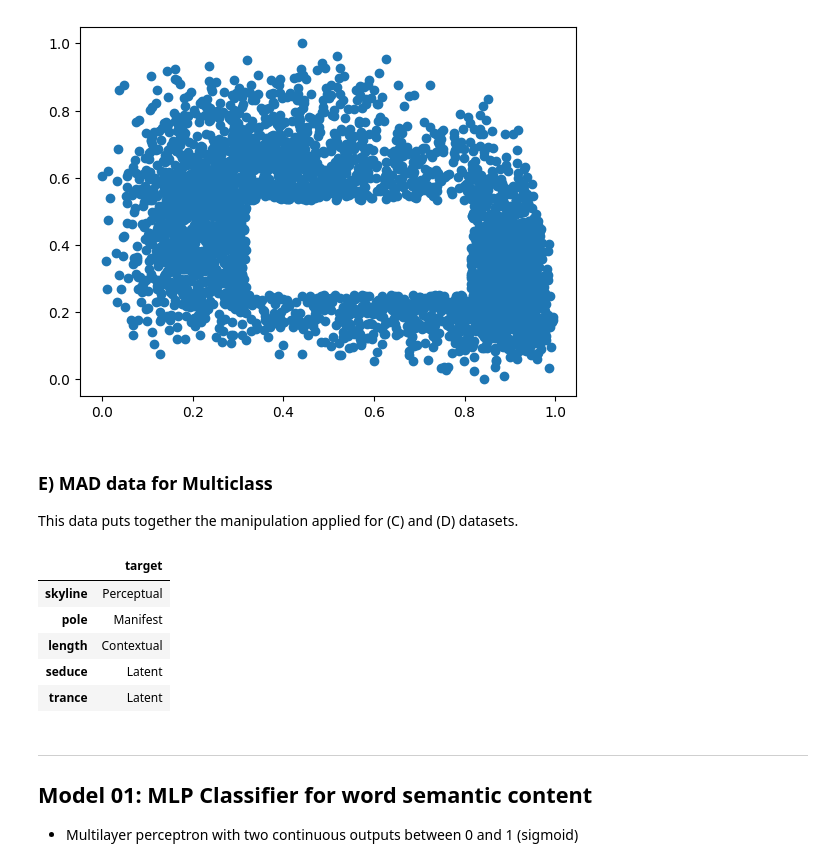
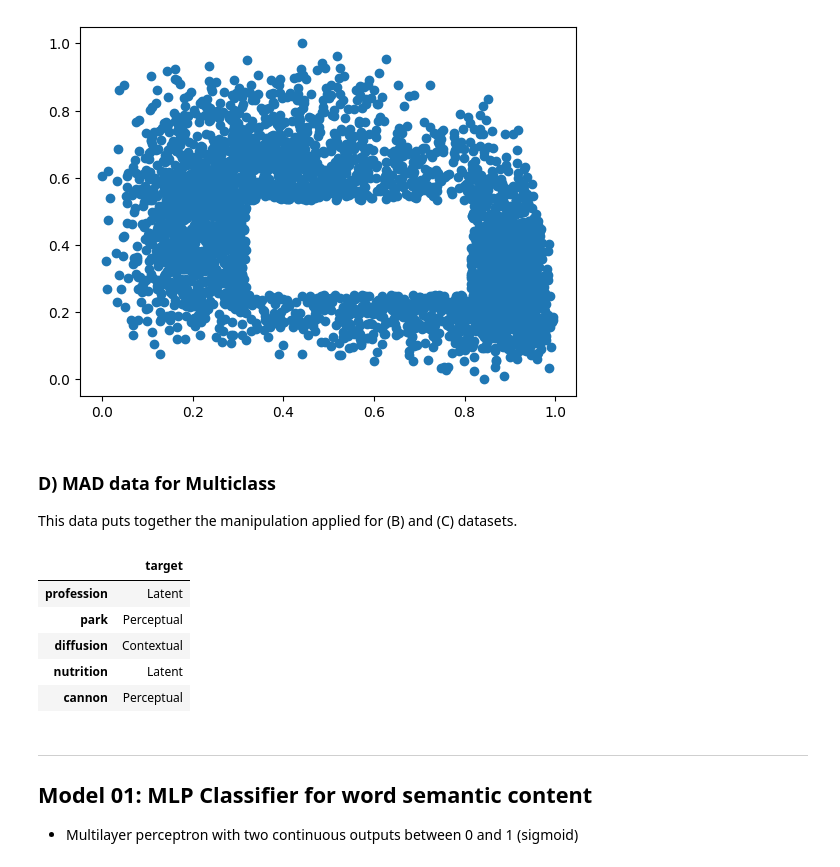
Before and after one commit to tbnsilveira/semantic_classifier, a Jupyter notebook: notebooks/Exp01_SCA_WE.ipynb, the cells around one changed output. Saved outputs shown, nothing was run; the diff lists cells and outputs as text; code cells hidden in the pictures.

```diff
--- a/notebooks/Exp01_SCA_WE.ipynb
+++ b/notebooks/Exp01_SCA_WE.ipynb
@@ -563,38 +550,38 @@ X_test_D, Y_test_D = generateData(test_MAD)
 # %% [markdown]
-### E) MAD data for Multiclass
-This data puts together the manipulation applied for (C) and (D) datasets.
+### D) MAD data for Multiclass
+This data puts together the manipulation applied for (B) and (C) datasets.
 # %%
-## It makes use of Y_train_D and Y_test_D data.
-Y_train_E = Y_train_D.copy()
-Y_test_E = Y_test_D.copy()
+## It makes use of Y_train_C and Y_test_C data.
+Y_train_D = Y_train_C.copy()
+Y_test_D = Y_test_C.copy()
 
 ## It also makes a copy of X datasets:
-X_train_E = X_train_D.copy()
-X_test_E = X_test_D.copy()
+X_train_D = X_train_C.copy()
+X_test_D = X_test_C.copy()
 # %%
 # Categorical binary labeling through list comprehension accordingly to SCA median criteria:
-Y_train_E['F_Objectivity'] = [1 if f_objectivity >= 0.565 else 0 for f_objectivity in Y_train_E['F_Objectivity']]
-Y_train_E['F_Subjectivity'] = [1 if f_subjectivity >= 0.392 else 0 for f_subjectivity in Y_train_E['F_Subjectivity']]
+Y_train_D['F_Objectivity'] = [1 if f_objectivity >= 0.565 else 0 for f_objectivity in Y_train_D['F_Objectivity']]
+Y_train_D['F_Subjectivity'] = [1 if f_subjectivity >= 0.392 else 0 for f_subjectivity in Y_train_D['F_Subjectivity']]
 
-Y_test_E['F_Objectivity'] = [1 if f_objectivity >= 0.565 else 0 for f_objectivity in Y_test_E['F_Objectivity']]
-Y_test_E['F_Subjectivity'] = [1 if f_subjectivity >= 0.392 else 0 for f_subjectivity in Y_test_E['F_Subjectivity']]
+Y_test_D['F_Objectivity'] = [1 if f_objectivity >= 0.565 else 0 for f_objectivity in Y_test_D['F_Objectivity']]
+Y_test_D['F_Subjectivity'] = [1 if f_subjectivity >= 0.392 else 0 for f_subjectivity in Y_test_D['F_Subjectivity']]
 # %%
-# Maps Y_train_C, Y_test_C values into a target column:
-Y_train_E['target'] = Y_train_E.apply(map_labels, axis=1)
-Y_test_E['target'] = Y_test_E.apply(map_labels, axis=1)
+# Maps Y_train_D, Y_test_D values into a target column:
+Y_train_D['target'] = Y_train_D.apply(map_labels, axis=1)
+Y_test_D['target'] = Y_test_D.apply(map_labels, axis=1)
 # %%
 ## Dropping unnecessariy columns:
-Y_train_E.drop(['F_Objectivity','F_Subjectivity'], axis=1, inplace=True)
-Y_test_E.drop(['F_Objectivity','F_Subjectivity'], axis=1, inplace=True)
+Y_train_D.drop(['F_Objectivity','F_Subjectivity'], axis=1, inplace=True)
+Y_test_D.drop(['F_Objectivity','F_Subjectivity'], axis=1, inplace=True)
 # %%
-Y_train_E.sample(5)
+Y_train_D.sample(5)
 # %% [output]
 |  | target |
-| skyline | Perceptual |
-| pole | Manifest |
-| length | Contextual |
-| seduce | Latent |
-| trance | Latent |
+| profession | Latent |
+| park | Perceptual |
+| diffusion | Contextual |
+| nutrition | Latent |
+| cannon | Perceptual |
 # %% [markdown]
 ---
 ## Model 01: MLP Classifier for word semantic content
```
Also changed, not shown: parts of 51 cells of this notebook, 13 other files.
